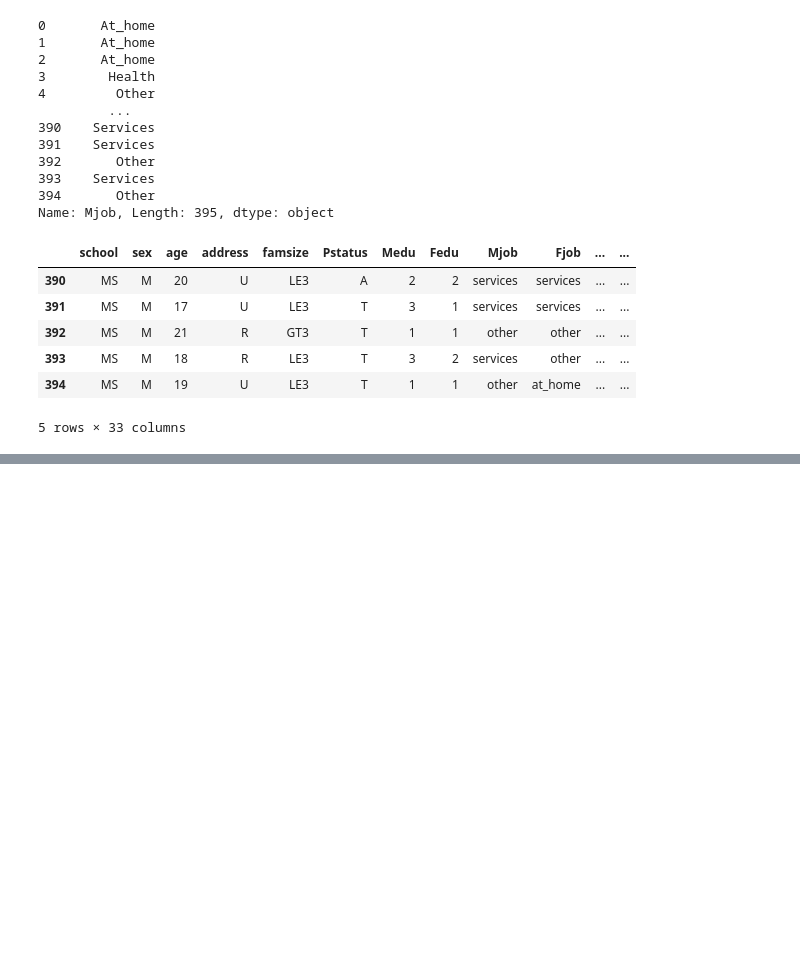
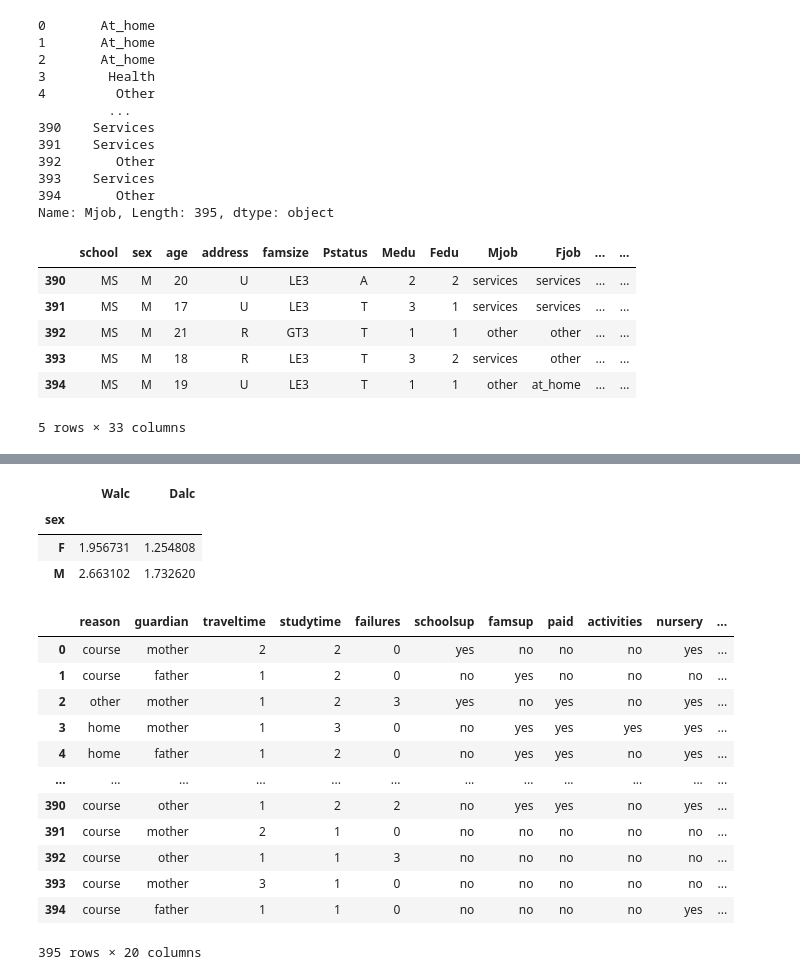
Before and after one commit to Pilot93/innopolis_hw, a Jupyter notebook: hw3_numPy_pandas/hw3_school_spirit.ipynb, the cells around one changed output, grey strips where cells are left out. Cells and saved outputs as stored; diff of their text form; code cells hidden in the pictures; blank space fills up the shorter version.

```diff
--- a/hw3_numPy_pandas/hw3_school_spirit.ipynb
+++ b/hw3_numPy_pandas/hw3_school_spirit.ipynb
@@ -65,2 +69,2 @@ df.tail()
 # %%
-df['Mjob']=df['Mjob'].map(upper())
+df['Mjob']=df['Mjob'].apply(lambda x: x.upper())
@@ -68,0 +86,2 @@ NameError: name 'upper' is not defined
+# %%
+df['Fjob']=df['Fjob'].apply(lambda x: x.upper())
@@ -68,0 +128,23 @@ NameError: name 'upper' is not defined
+# %%
+df.groupby('sex')['Walc','Dalc'].mean()
+# %% [output]
+|  | Walc | Dalc |
+| sex |  |  |
+| F | 1.956731 | 1.254808 |
+| M | 2.663102 | 1.732620 |
+# %%
+df.iloc[:,10:30]
+# %% [output]
+|  | reason | guardian | traveltime | studytime | failures | schoolsup | famsup | paid | activities | nursery | ... |
+| 0 | course | mother | 2 | 2 | 0 | yes | no | no | no | yes | ... |
+| 1 | course | father | 1 | 2 | 0 | no | yes | no | no | no | ... |
+| 2 | other | mother | 1 | 2 | 3 | yes | no | yes | no | yes | ... |
+| 3 | home | mother | 1 | 3 | 0 | no | yes | yes | yes | yes | ... |
+| 4 | home | father | 1 | 2 | 0 | no | yes | yes | no | yes | ... |
+| ... | ... | ... | ... | ... | ... | ... | ... | ... | ... | ... | ... |
+| 390 | course | other | 1 | 2 | 2 | no | yes | yes | no | yes | ... |
+| 391 | course | mother | 2 | 1 | 0 | no | no | no | no | no | ... |
+| 392 | course | other | 1 | 1 | 3 | no | no | no | no | no | ... |
+| 393 | course | mother | 3 | 1 | 0 | no | no | no | no | no | ... |
+| 394 | course | father | 1 | 1 | 0 | no | no | no | no | yes | ... |
+395 rows × 20 columns
```
Also changed, not shown: parts of 6 cells of this notebook.
